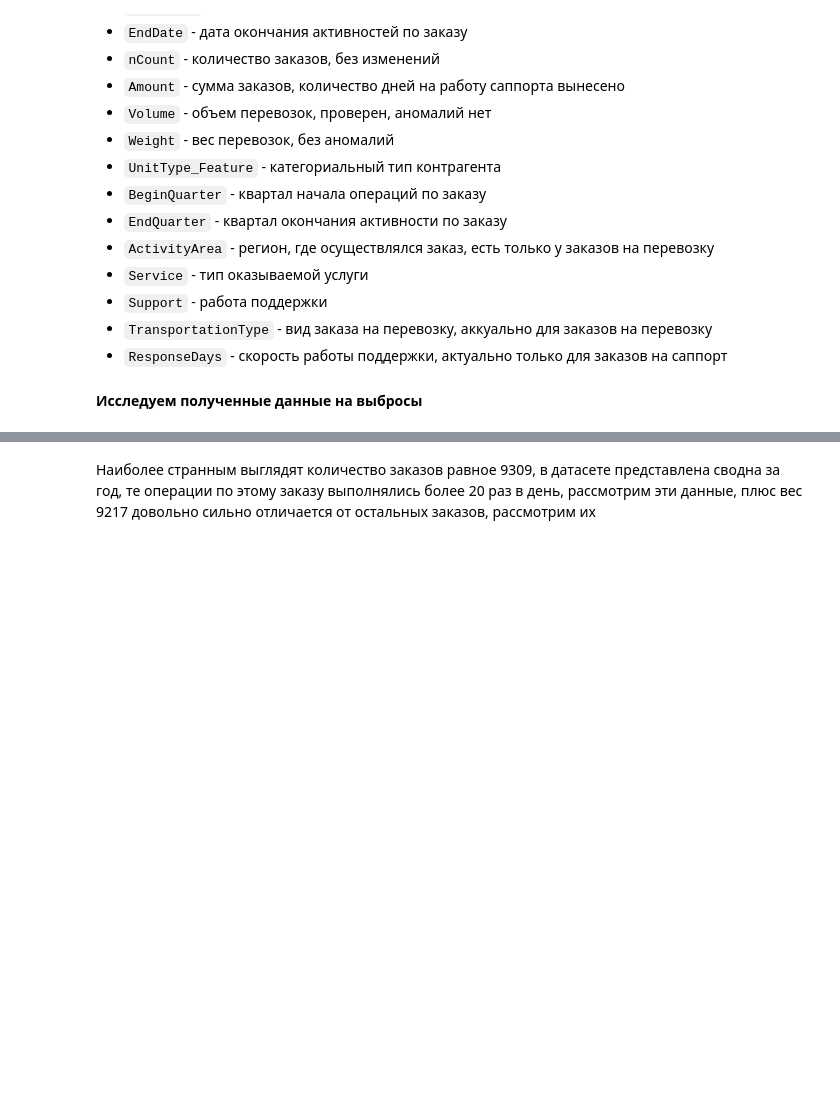
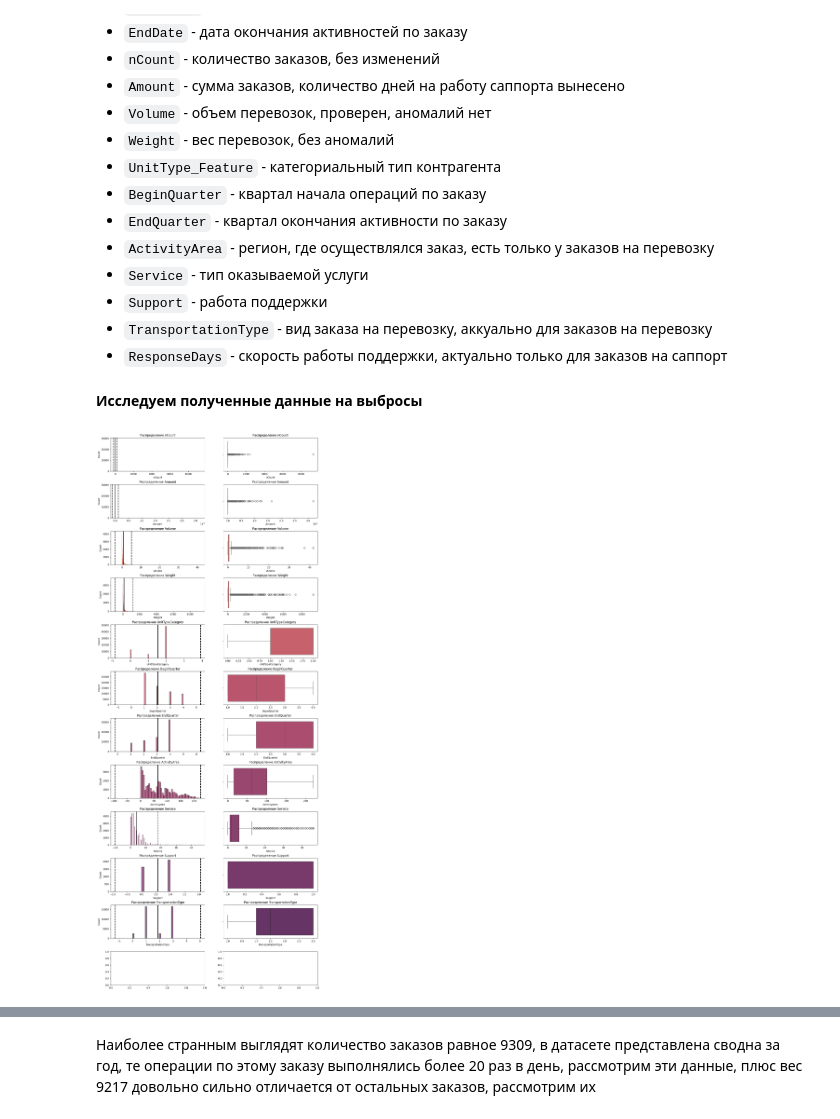
Before and after one commit to Bjorik23/mipt_datatons, a Jupyter notebook: target_customer_segment/preprocessed/preprocessing.ipynb, the cells around one changed output, grey strips where cells are left out. Drawn from its saved outputs; the diff is of its cells as text; code cells hidden in the pictures; blank space fills up the shorter version.

Commit message:
add graphics for data

```diff
--- a/target_customer_segment/preprocessed/preprocessing.ipynb
+++ b/target_customer_segment/preprocessed/preprocessing.ipynb
@@ -390,3 +423,33 @@ memory usage: 8.0+ MB
+# %%
+# Прописываем параметры для функции
+colors = sns.color_palette('flare', n_colors=12)
+fig, axes = plt.subplots(nrows=12, ncols=2, figsize=(15, 40))
+plt.subplots_adjust(hspace=0.4)
+
+columns_to_plot = ['nCount', 'Amount', 'Volume', 'Weight',
+                   'UnitTypeCategory', 'BeginQuarter', 'EndQuarter', 'ActivityArea',
+                   'Service', 'Support', 'TransportationType']
+# используем цикл для формирования диаграмм
+for i, column in enumerate(columns_to_plot):
+    data = behaviourData
+    match column:
+        case 'Amount':
+            data = behaviourData[behaviourData['ResponseDays'].isna()]
+        case 'Volume':
+            data = behaviourData[behaviourData['Volume'].notna()]
+        case 'Weight':
+            data = behaviourData[behaviourData['Weight'].notna()]
+        case 'ActivityArea':
+            data = behaviourData[behaviourData['ActivityArea'].notna()]
+        case 'Service':
+            data = behaviourData[behaviourData['Service'].notna()]
+        case 'Support':
+            data = behaviourData[behaviourData['Support'].notna()]
+        case 'TransportationType':
+            data = behaviourData[behaviourData['TransportationType'].notna()]
+    plot_distribution(behaviourData, column, colors[i], i, axes)
+# %% [output]
+[figure, added]
 # %%
 behaviourData.describe()
 # %% [output]
```
Also changed, not shown: parts of 2 cells of this notebook.
